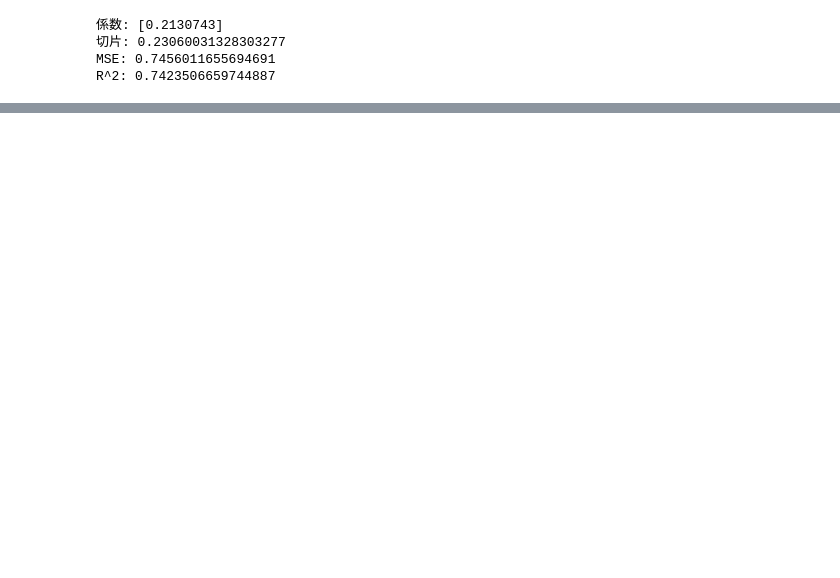
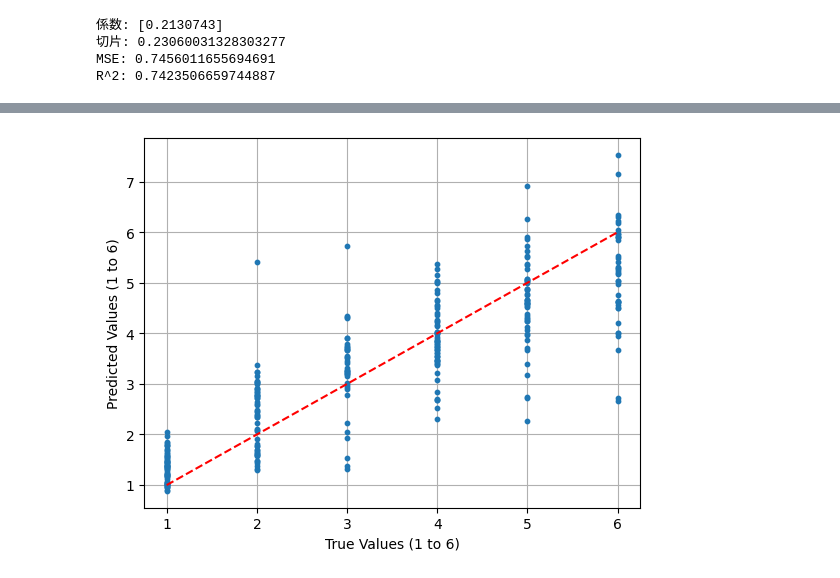
Before and after one commit to ShotaSasaki-HU/text-readability-assessor, a Jupyter notebook: difficulty_of_the_text.ipynb, the cells around one changed output, grey strips where cells are left out. Drawn from its saved outputs; the diff is of its cells as text; code cells hidden in the pictures; blank space fills up the shorter version.

```diff
--- a/difficulty_of_the_text.ipynb
+++ b/difficulty_of_the_text.ipynb
@@ -178,0 +194,10 @@ R^2: 0.7423506659744887
+# %%
+plt.scatter(y_test, y_pred, s=10, zorder=2)
+plt.xlabel("True Values (1 to 6)")
+plt.ylabel("Predicted Values (1 to 6)")
+plt.plot([y_test.min(), y_test.max()], [y_test.min(), y_test.max()], 'r--', zorder=3)
+
+plt.grid(True, zorder=0)
+plt.show()
+# %% [output]
+[figure, added]
```
Also changed, not shown: parts of 11 cells of this notebook.
